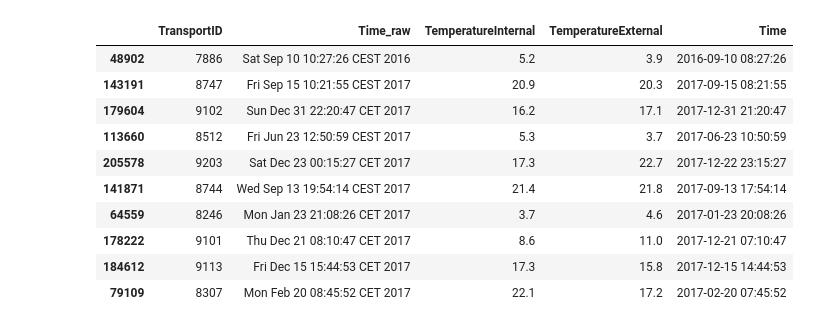
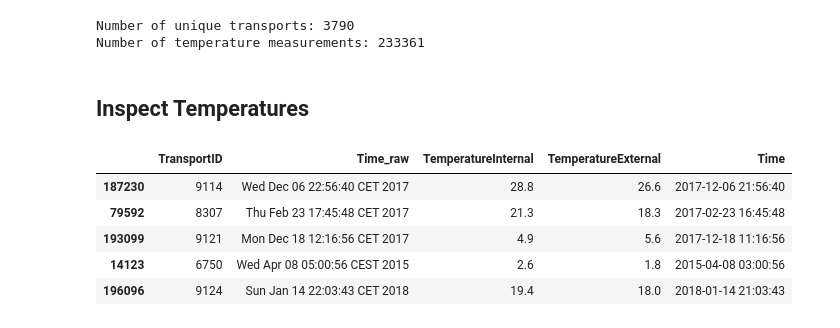
Before and after one commit to chriswegmann/prometheon, a Jupyter notebook: analytics/DataExploration.ipynb, the cells around one changed output. Drawn from its saved outputs; the diff is of its cells as text; code cells hidden in the pictures.

```diff
--- a/analytics/DataExploration.ipynb
+++ b/analytics/DataExploration.ipynb
@@ -13,17 +14,20 @@ data_dir = r"./transport/"
 # %%
 transport = pd.read_pickle(data_dir + r"transport.pkl")
 temperatures = pd.read_pickle(data_dir + r"temperatures.pkl")
+# %%
+print('Number of unique transports: {}'.format(len(transport)))
+print('Number of temperature measurements: {}'.format(len(temperatures)))
+# %% [output]
+Number of unique transports: 3790
+Number of temperature measurements: 233361
+# %% [markdown]
+## Inspect Temperatures
 # %%
-temperatures.sample(10)
+temperatures.sample(5)
 # %% [output]
 |  | TransportID | Time_raw | TemperatureInternal | TemperatureExternal | Time |
-| 48902 | 7886 | Sat Sep 10 10:27:26 CEST 2016 | 5.2 | 3.9 | 2016-09-10 08:27:26 |
-| 143191 | 8747 | Fri Sep 15 10:21:55 CEST 2017 | 20.9 | 20.3 | 2017-09-15 08:21:55 |
-| 179604 | 9102 | Sun Dec 31 22:20:47 CET 2017 | 16.2 | 17.1 | 2017-12-31 21:20:47 |
-| 113660 | 8512 | Fri Jun 23 12:50:59 CEST 2017 | 5.3 | 3.7 | 2017-06-23 10:50:59 |
-| 205578 | 9203 | Sat Dec 23 00:15:27 CET 2017 | 17.3 | 22.7 | 2017-12-22 23:15:27 |
-| 141871 | 8744 | Wed Sep 13 19:54:14 CEST 2017 | 21.4 | 21.8 | 2017-09-13 17:54:14 |
-| 64559 | 8246 | Mon Jan 23 21:08:26 CET 2017 | 3.7 | 4.6 | 2017-01-23 20:08:26 |
-| 178222 | 9101 | Thu Dec 21 08:10:47 CET 2017 | 8.6 | 11.0 | 2017-12-21 07:10:47 |
-| 184612 | 9113 | Fri Dec 15 15:44:53 CET 2017 | 17.3 | 15.8 | 2017-12-15 14:44:53 |
-| 79109 | 8307 | Mon Feb 20 08:45:52 CET 2017 | 22.1 | 17.2 | 2017-02-20 07:45:52 |
+| 187230 | 9114 | Wed Dec 06 22:56:40 CET 2017 | 28.8 | 26.6 | 2017-12-06 21:56:40 |
+| 79592 | 8307 | Thu Feb 23 17:45:48 CET 2017 | 21.3 | 18.3 | 2017-02-23 16:45:48 |
+| 193099 | 9121 | Mon Dec 18 12:16:56 CET 2017 | 4.9 | 5.6 | 2017-12-18 11:16:56 |
+| 14123 | 6750 | Wed Apr 08 05:00:56 CEST 2015 | 2.6 | 1.8 | 2015-04-08 03:00:56 |
+| 196096 | 9124 | Sun Jan 14 22:03:43 CET 2018 | 19.4 | 18.0 | 2018-01-14 21:03:43 |
```
Also changed, not shown: parts of 25 cells of this notebook, 6 other files.
